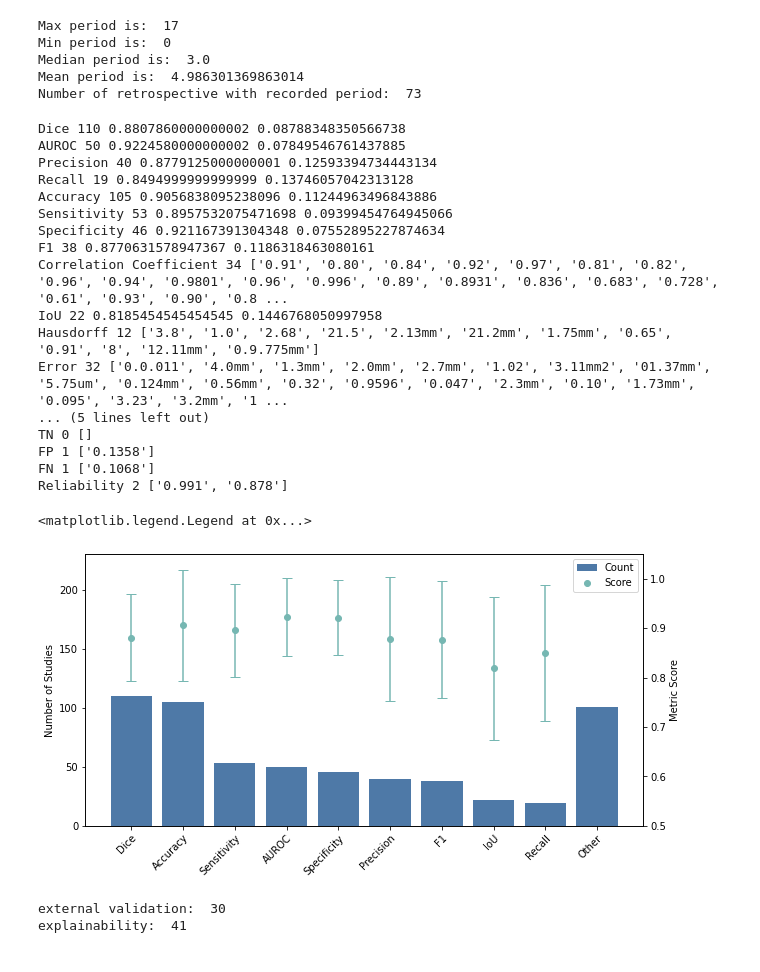
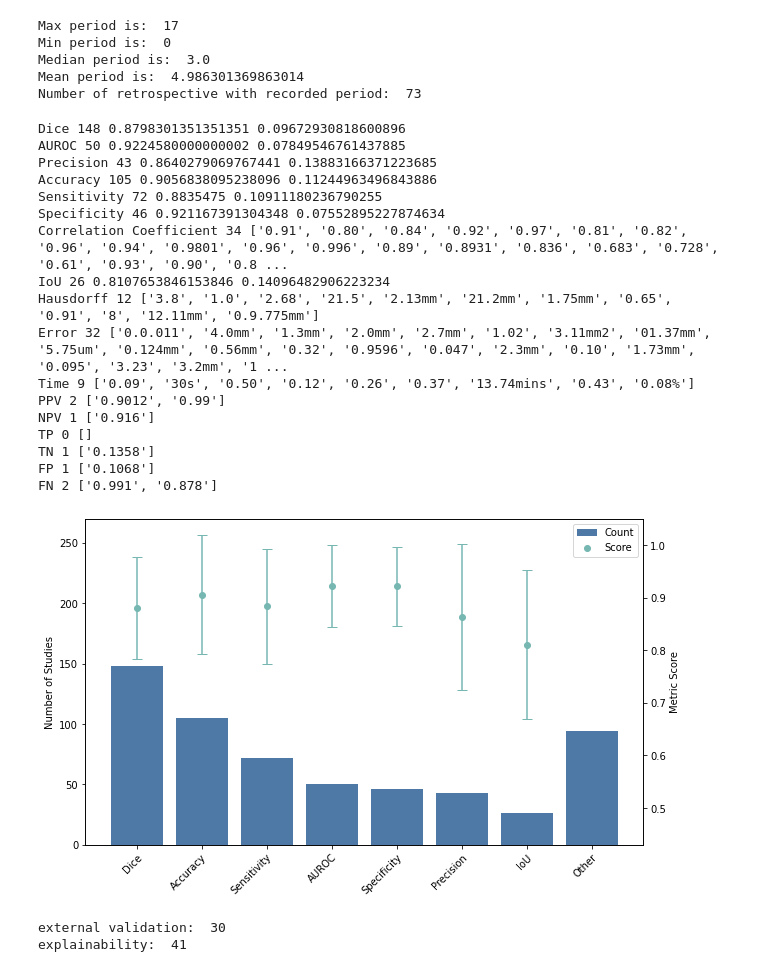
Before and after one commit to Annudesh/cv_vasc_surgery, a Jupyter notebook: data_analysis.ipynb, the cells around one changed output. Cells and saved outputs as stored; diff of their text form; code cells hidden in the pictures.

```diff
--- a/data_analysis.ipynb
+++ b/data_analysis.ipynb
@@ -570,48 +571,39 @@ all_outcomes = 'AUROC=0.932, acc=0.860, sens=0.885,DC=0.73,sens=0.834, f1=0.764,
 all_outcomes = all_outcomes.replace('. ', ',')
 all_outcomes = all_outcomes.replace(' ', '')
-import re
 
-dice_kws = ['DC=', 'Dice=', 'dice=', 'Dec=']
+dice_kws = ['DC=', 'Dice=', 'dice=', 'Dec=', 'f1=','F-measure=']
 auroc_kws = ['AUC=', 'AUROC=','auc=']
-prec_kws = ['prec=', 'precision=', 'Precision=','MAP=','PREC=']
-recall_kws= ['recall=','RECALL=','Recall=']
+prec_kws = ['prec=', 'precision=', 'Precision=','MAP=','PREC=', 'ppv=','PPV=']
+sens_kws = ['sens=', 'sensitivity=','Sens=','Sesn=', 'recall=','RECALL=','Recall=']
+spec_kws = ['spec=', 'specificity=','Spec=']
 acc_kws = ['acc=', 'accuracy=', 'Acc=','accuary=','aa=']
-sens_kws = ['sens=', 'sensitivity=','Sens=','Sesn=']
-spec_kws = ['spec=', 'specificity=','Spec=']
-f1_kws = ['f1=','F-measure=']
 correlation_coeff_kws = ['correlationcoeff=', 'CC=','Totaloverlap=','overlapindex=','cohenkappa=', 'correlationcoefficient=', 'Intraclasscorrelation=', 'correationcoeff=', 'kappa=','correlation_coeff=','similarity=','Correlationcoeff=']
-iou_kws = ['IoU=','IOU=']
+iou_kws = ['IoU=','IOU=', 'jaccard=','JS=','js=','JI=']
 hd_kws = ['hd=', 'HD=']
 mae_kws = ['MAE=','MAD(cIMT)=','RMSE=','ED=','VOE=','Diametererror=','meanrelativedifference=','boundarydistance=','MAPE=','MSE=','MAD=','medianabsdiff=','meanerror=','meandeviation=','Avgdistsance=','Meansurfacedistance=']
 time_kws = ['time-reduction=', 't=','timereduction=','Reducedtime=','Timereduction=','timereduced=']
-ppv_kws = ['ppv=','PPV=']
 npv_kws = ['npv=']
-jaccard_kws = ['jaccard=','JS=','js=','JI=']
 tp_kws = ['tp=','TP=','Tp=']
 fp_kws = ['fp=', 'Fp=','FP=']
 tn_kws = ['tn=','Tn=','TN=']
 fn_kws = ['fn=', 'Fn=','FN=']
 reliability_kws=['reliability=']
 
-dices, aurocs, precs, recalls, accs, senss, specs, f1s, ccs, ious, hds,maes,times,ppvs,npvs,jaccards,tps,tns,fps,fns,reliables = [],[],[],[],[],[],[],[],[], [], [],[],[], [], [],[],[],[],[],[],[]
+dices, aurocs, precs, accs, senss, specs, ccs, ious, hds,maes,times,npvs,tps,tns,fps,fns,reliables = [],[],[],[],[],[],[],[],[], [], [],[],[], [], [],[],[]
 
 outcome_metrics = [
     [dice_kws, dices],
     [auroc_kws, aurocs],
     [prec_kws, precs],
-    [recall_kws, recalls],
     [acc_kws, accs],
     [sens_kws, senss],
     [spec_kws, specs],
-    [f1_kws, f1s],
     [correlation_coeff_kws, ccs],
     [iou_kws, ious],
     [hd_kws, hds],
     [mae_kws, maes],
     [time_kws, times],
-    [ppv_kws, ppvs],
     [npv_kws, npvs],
-    [jaccard_kws, jaccards],
     [tp_kws, tps],
     [tn_kws, tns],
     [fp_kws, fps],
@@ -638,10 +630,10 @@ for outcome_metric in outcome_metrics:
         all_outcomes = ','.join(new_all_outcomes)
 
 
-dont_avg_lst = ['Correlation Coefficient','Error','Hausdorff','Time', 'Jaccard', 'PPV', 'NPV', 'Reliability', 'TP','FP','FN','TN']
+dont_avg_lst = ['Correlation Coefficient','Error','Hausdorff','Time', 'PPV', 'NPV', 'TP','FP','FN','TN', 'Reliability',]
 combo_counts = 0
 bar_plot_entries = []
-outcome_titles = ['Dice', 'AUROC', 'Precision', 'Recall', 'Accuracy', 'Sensitivity', 'Specificity', 'F1', 'Correlation Coefficient', 'IoU', 'Hausdorff','Error','Time','PPV','NPV','Jaccard','TP','TN','FP','FN','Reliability']
+outcome_titles = ['Dice', 'AUROC', 'Precision', 'Accuracy', 'Sensitivity', 'Specificity', 'Correlation Coefficient', 'IoU', 'Hausdorff','Error','Time','PPV','NPV','TP','TN','FP','FN','Reliability']
 for title, outcome_metric in zip(outcome_titles, outcome_metrics):
     outcome_metric_vals = outcome_metric[1]
     outcome_metric_vals = [x for x in outcome_metric_vals if not(x=='')]
@@ -659,49 +651,48 @@ bar_plot_entries.sort(key=lambda x: x[1], reverse=True)
 bar_plot_entries.append(['Other', combo_counts, 0, 0])
 
 plt_outcome_titles = [x[0] for x in bar_plot_entries]
 plt_outcome_counts = [x[1] for x in bar_plot_entries]
 plt_outcome_score = [x[2] for x in bar_plot_entries[:-1]]
 plt_outcome_std = [x[3] for x in bar_plot_entries[:-1]]
 
 fig, ax1 = plt.subplots(figsize=(8, 6))
 ax2 = ax1.twinx()
 
-fig.set_size_inches(10, 5)
+fig.set_size_inches(10, 6)
 
 plt_bars = ax1.bar(plt_outcome_titles, plt_outcome_counts, color=colors[0], label='Count')
-ax1.set_ylim([0, 230])
+ax1.set_ylim([0, 270])
 # ax2.set_yticks([0,25, 50, 75, 100])
 ax1.set_ylabel('Number of Studies')
 plt_scores = ax2.scatter(plt_outcome_titles[:-1], plt_outcome_score, c=colors[3], label='Score')
 ax2.errorbar([x for x in range(len(plt_outcome_score))], plt_outcome_score, yerr=plt_outcome_std, fmt='.', c=colors[3], markersize=3, capsize=5)
-ax2.set_ylim([0.5,1.05])
+ax2.set_ylim([0.43,1.05])
 ax1.set_xticks(range(len(plt_outcome_titles)), labels=plt_outcome_titles,
               rotation=45, ha="right", rotation_mode="anchor")
 ax2.set_ylabel('Metric Score')
 
 pts = [plt_bars, plt_scores]
 labs = [pt.get_label() for pt in pts]
 ax1.legend(pts, labs, loc='upper right')
 # %% [output]
-Dice 110 0.8807860000000002 0.08788348350566738
+Dice 148 0.8798301351351351 0.09672930818600896
 AUROC 50 0.9224580000000002 0.07849546761437885
-Precision 40 0.8779125000000001 0.12593394734443134
-Recall 19 0.8494999999999999 0.13746057042313128
+Precision 43 0.8640279069767441 0.13883166371223685
 Accuracy 105 0.9056838095238096 0.11244963496843886
-Sensitivity 53 0.8957532075471698 0.09399454764945066
+Sensitivity 72 0.8835475 0.10911180236790255
 Specificity 46 0.921167391304348 0.07552895227874634
-F1 38 0.8770631578947367 0.1186318463080161
 Correlation Coefficient 34 ['0.91', '0.80', '0.84', '0.92', '0.97', '0.81', '0.82', '0.96', '0.94', '0.9801', '0.96', '0.996', '0.89', '0.8931', '0.836', '0.683', '0.728', '0.61', '0.93', '0.90', '0.8 ...
-IoU 22 0.8185454545454545 0.1446768050997958
+IoU 26 0.8107653846153846 0.14096482906223234
 Hausdorff 12 ['3.8', '1.0', '2.68', '21.5', '2.13mm', '21.2mm', '1.75mm', '0.65', '0.91', '8', '12.11mm', '0.9.775mm']
 Error 32 ['0.0.011', '4.0mm', '1.3mm', '2.0mm', '2.7mm', '1.02', '3.11mm2', '01.37mm', '5.75um', '0.124mm', '0.56mm', '0.32', '0.9596', '0.047', '2.3mm', '0.10', '1.73mm', '0.095', '3.23', '3.2mm', '1 ...
-... (5 lines left out)
-TN 0 []
-FP 1 ['0.1358']
-FN 1 ['0.1068']
-Reliability 2 ['0.991', '0.878']
+Time 9 ['0.09', '30s', '0.50', '0.12', '0.26', '0.37', '13.74mins', '0.43', '0.08%']
+PPV 2 ['0.9012', '0.99']
+NPV 1 ['0.916']
+TP 0 []
+TN 1 ['0.1358']
+FP 1 ['0.1068']
+FN 2 ['0.991', '0.878']
-<matplotlib.legend.Legend at 0x...>
-[figure, old version]
+[figure, new version]
 # %%
 # Explainability and External Validation
 
```
Also changed, not shown: parts of 4 cells of this notebook.
